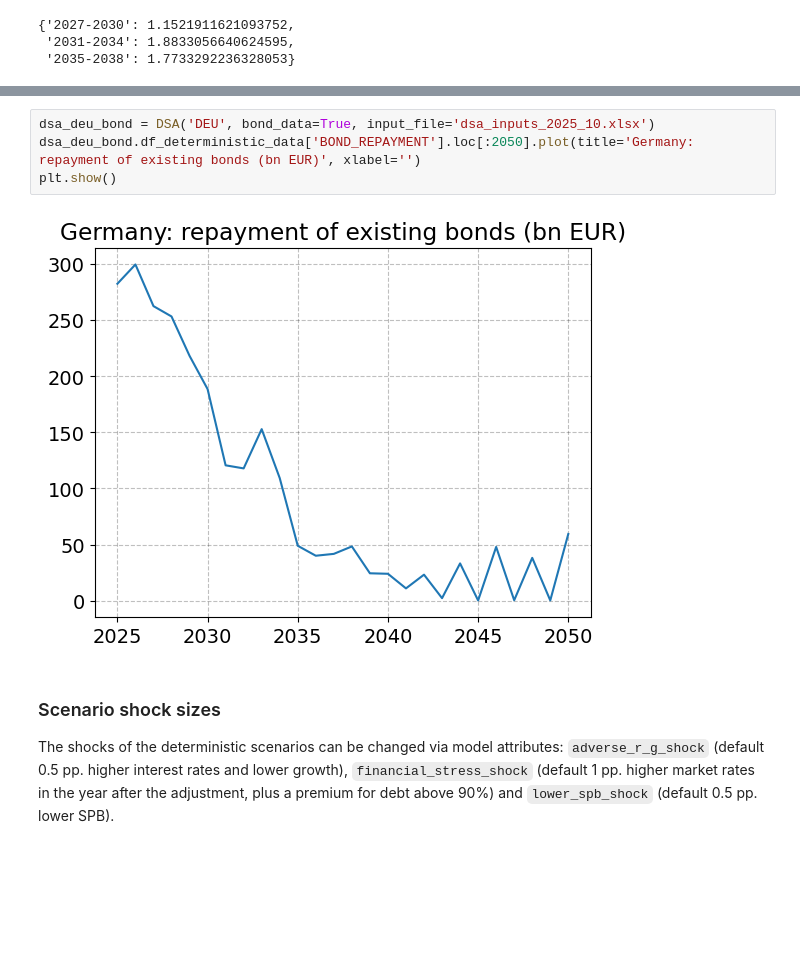
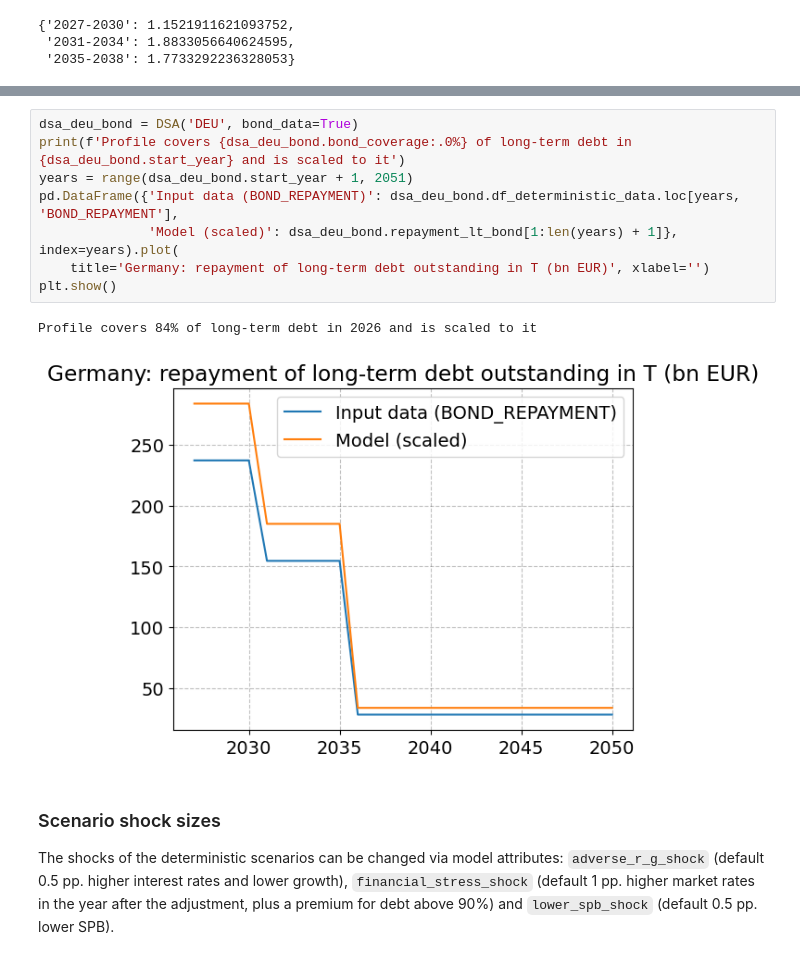
Before and after one commit to lennardwelslau/eu-debt-sustainability-analysis, a Jupyter notebook: code/tutorial.ipynb, the cells around one changed output, grey strips where cells are left out. Saved outputs shown, nothing was run; the diff lists cells and outputs as text; blank space fills up the shorter version.

Commit message:
Sensitivity analysis and ESTAT maturity data

```diff
--- a/code/tutorial.ipynb
+++ b/code/tutorial.ipynb
@@ -764,9 +767,14 @@ With `bond_data=True`, repayments of existing long-term debt follow a bond-level
 # %%
-dsa_deu_bond = DSA('DEU', bond_data=True, input_file='dsa_inputs_2025_10.xlsx')
-dsa_deu_bond.df_deterministic_data['BOND_REPAYMENT'].loc[:2050].plot(title='Germany: repayment of existing bonds (bn EUR)', xlabel='')
+dsa_deu_bond = DSA('DEU', bond_data=True)
+print(f'Profile covers {dsa_deu_bond.bond_coverage:.0%} of long-term debt in {dsa_deu_bond.start_year} and is scaled to it')
+years = range(dsa_deu_bond.start_year + 1, 2051)
+pd.DataFrame({'Input data (BOND_REPAYMENT)': dsa_deu_bond.df_deterministic_data.loc[years, 'BOND_REPAYMENT'],
+              'Model (scaled)': dsa_deu_bond.repayment_lt_bond[1:len(years) + 1]}, index=years).plot(
+    title='Germany: repayment of long-term debt outstanding in T (bn EUR)', xlabel='')
 plt.show()
 # %% [output]
+Profile covers 84% of long-term debt in 2026 and is scaled to it
-[figure, old version]
+[figure, new version]
 # %% [markdown]
 ### Scenario shock sizes
 
```
Also changed, not shown: parts of 17 cells of this notebook, 50 other files.
